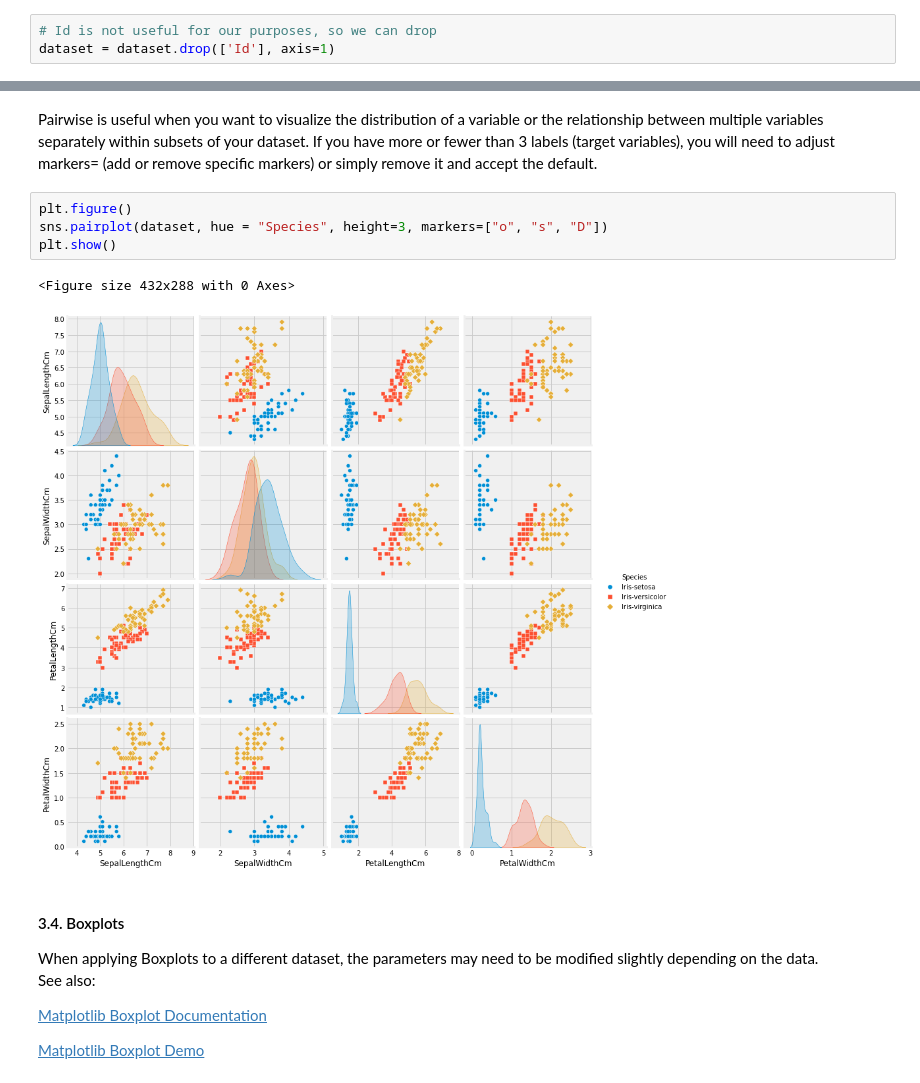
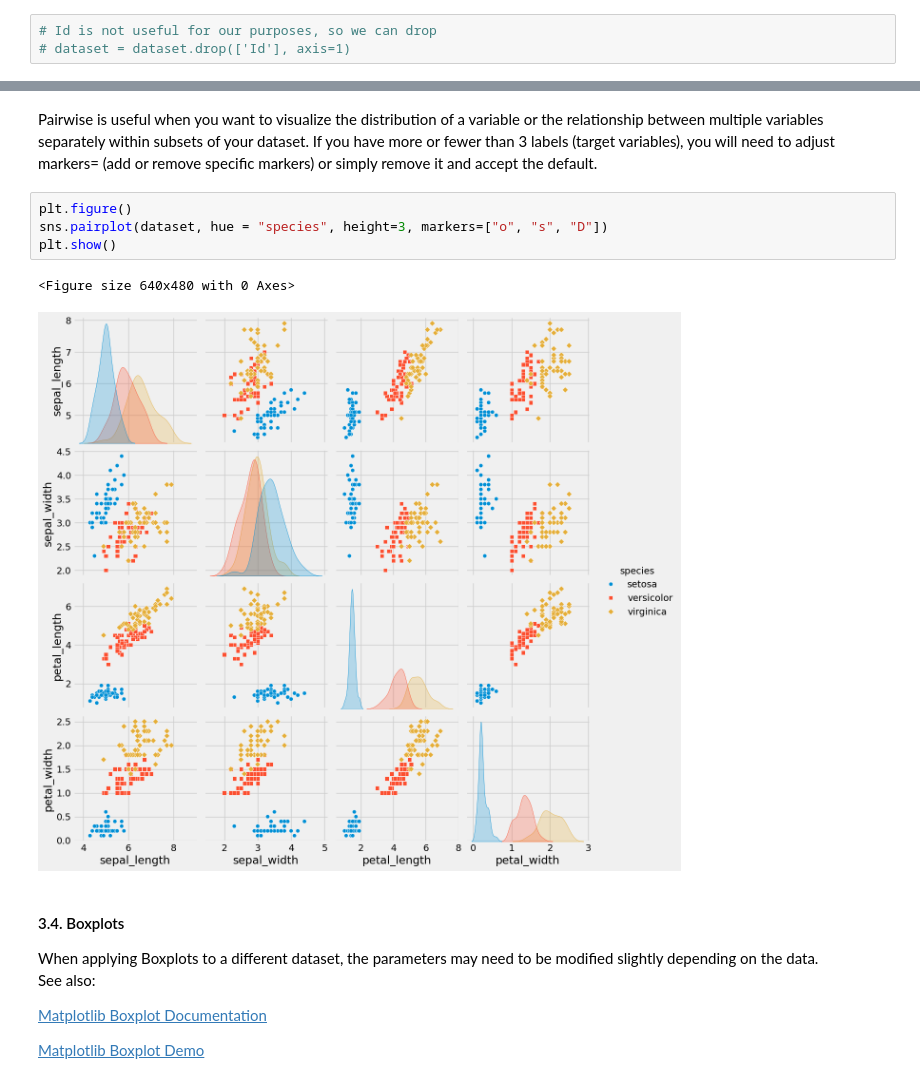
Before and after one commit to Fora1030/data-science, a Jupyter notebook: DATA300/week_8/knn_classification_tutorial_iris_v2.ipynb, the cells around one changed output, grey strips where cells are left out. Cells and saved outputs as stored; diff of their text form.

```diff
--- a/DATA300/week_8/knn_classification_tutorial_iris_v2.ipynb
+++ b/DATA300/week_8/knn_classification_tutorial_iris_v2.ipynb
@@ -69,6 +77,6 @@ dataset.head(5)
 # %%
 # Id is not useful for our purposes, so we can drop
-dataset = dataset.drop(['Id'], axis=1)
+# dataset = dataset.drop(['Id'], axis=1)
 # %%
 dataset.describe()
 # %% [output]
@@ -252,11 +260,11 @@ plt.show()
 Pairwise is useful when you want to visualize the distribution of a variable or the relationship between multiple variables separately within subsets of your dataset.  If you have more or fewer than 3 labels (target variables), you will need to adjust markers= (add or remove specific markers) or simply remove it and accept the default.
 # %%
 plt.figure()
-sns.pairplot(dataset, hue = "Species", height=3, markers=["o", "s", "D"])
+sns.pairplot(dataset, hue = "species", height=3, markers=["o", "s", "D"])
 plt.show()
 # %% [output]
-<Figure size 432x288 with 0 Axes>
+<Figure size 640x480 with 0 Axes>
-[figure, old version]
+[figure, new version]
 # %% [markdown]
 #### 3.4. Boxplots
 When applying Boxplots to a different dataset, the parameters may need to be modified slightly depending on the data.
```
Also changed, not shown: parts of 16 cells of this notebook, 3 other files.
